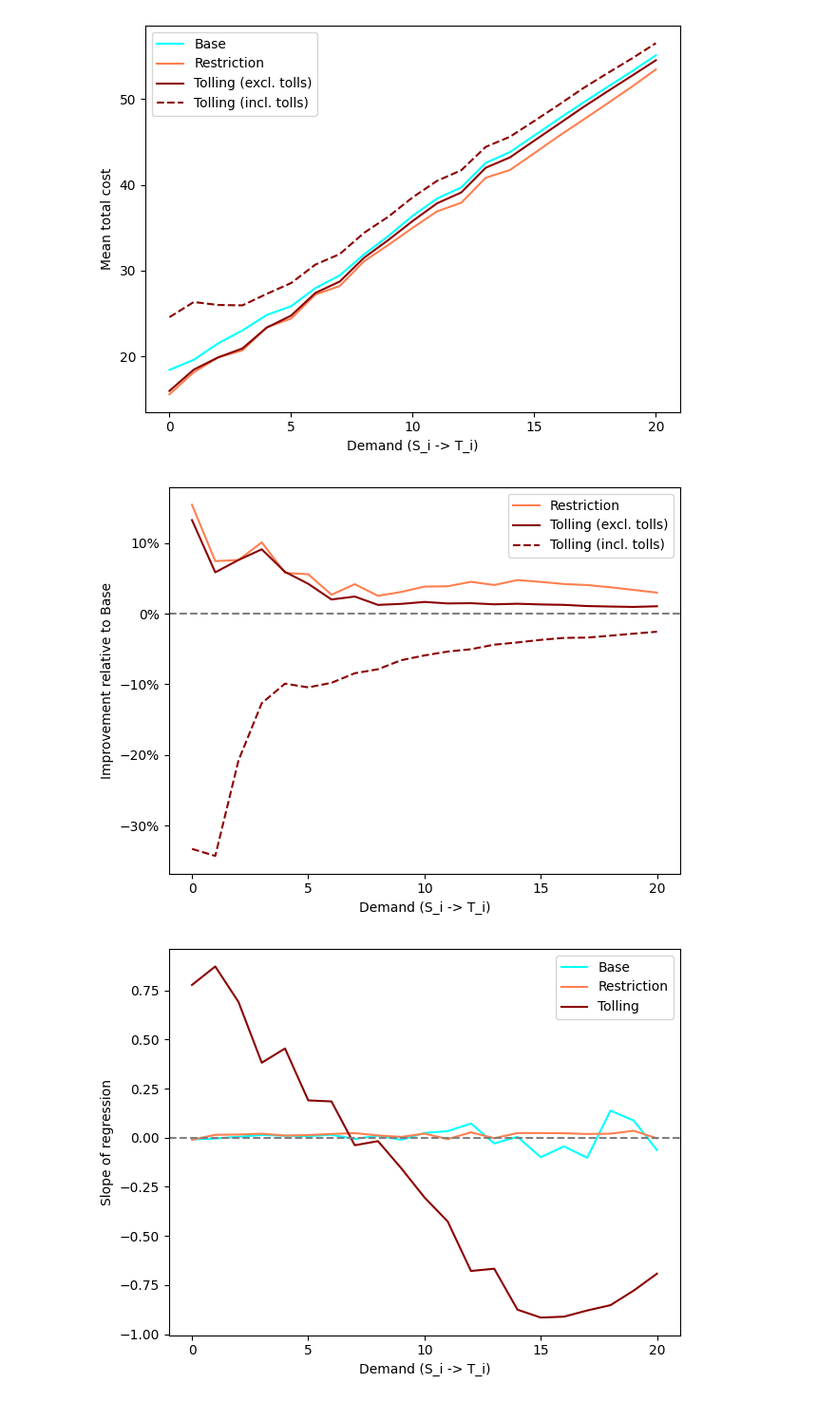
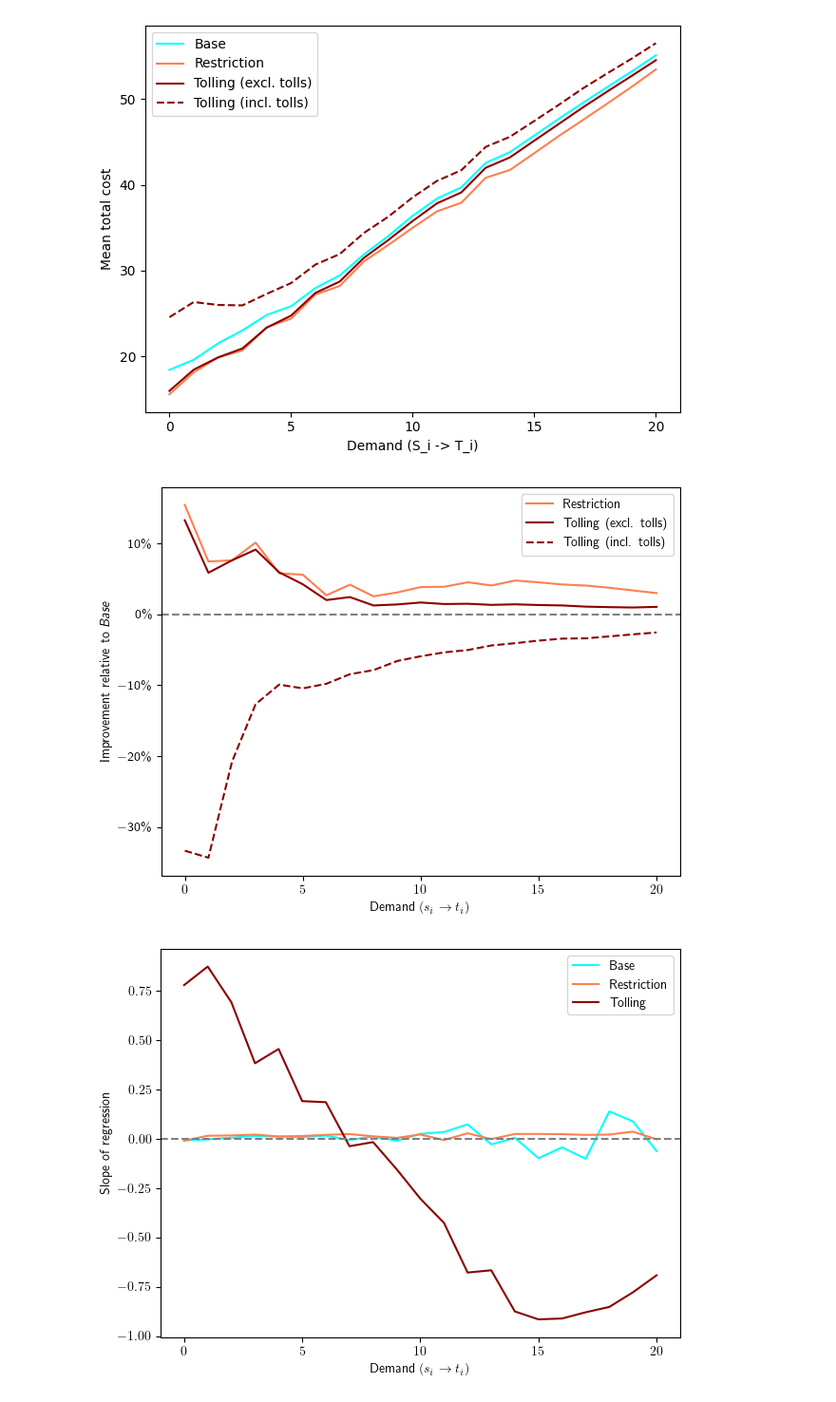
Before and after one commit to michoest/aamas-2024, a Jupyter notebook: src/traffic/v3/multiple_braess.ipynb, the cells around one changed output. Shown: that part at 95% size. Saved outputs shown, nothing was run; the diff lists cells and outputs as text; code cells hidden in the pictures.

```diff
--- a/src/traffic/v3/multiple_braess.ipynb
+++ b/src/traffic/v3/multiple_braess.ipynb
@@ -13,6 +13,7 @@ from environment import TrafficModel, Car
 from util.network import create_braess_network, create_double_braess_network, create_cars, build_network
 from util.analysis import draw_network
 
+import matplotlib as mpl
 import matplotlib.pyplot as plt
 import pandas as pd
 import numpy as np
@@ -22,6 +23,8 @@ import math
 import matplotlib.ticker as mtick
 from sklearn.linear_model import LinearRegression
 from sklearn.metrics import mean_squared_error
+
+plt.rcParams['text.usetex'] = True
 # %%
 def create_multiple_braess_network(k=0, capacity=100):
     network = nx.DiGraph(
@@ -242,8 +245,8 @@ ax.get_figure().savefig('braess-result-absolute-performance.pdf', dpi=300, )
 relative_improvement = -(performance.drop('Base', axis=1).sub(performance['Base'], axis=0).div(performance['Base'], axis=0))
 ax = relative_improvement.plot(color=[RESTRICTION_COLOR, TOLLING_COLOR, TOLLING_COLOR], style=['-', '-', '--'])
 ax.legend()
-ax.set_xlabel('Demand (S_i -> T_i)')
-ax.set_ylabel('Improvement relative to Base')
+ax.set_xlabel(r'Demand $(s_i \rightarrow t_i)$')
+ax.set_ylabel(r'Improvement relative to \emph{Base}')
 ax.axhline(ls='--', color='grey')
 ax.xaxis.get_major_locator().set_params(integer=True)
 ax.yaxis.set_major_formatter(mtick.PercentFormatter(1.0))
@@ -252,20 +255,20 @@ ax.yaxis.set_major_formatter(mtick.PercentFormatter(1.0))
 plt.tight_layout()
 ax.get_figure().savefig('braess-result-relative-performance.pdf', dpi=300, )
 # %% [output]
-[figure, old version]
+[figure, new version]
 # %%
 fairness = results['slope'].drop('Tolling (incl. tolls)', axis=1)
 fairness.columns = ['Base', 'Restriction', 'Tolling']
 
 ax = fairness.plot(color=[BASE_COLOR, RESTRICTION_COLOR, TOLLING_COLOR])
 ax.legend()
-ax.set_xlabel('Demand (S_i -> T_i)')
+ax.set_xlabel(r'Demand $(s_i \rightarrow t_i)$')
 ax.set_ylabel('Slope of regression')
 ax.axhline(ls='--', color='grey')
 ax.xaxis.get_major_locator().set_params(integer=True)
 # ax.set_title('Fairness of treatment')
 
 plt.tight_layout()
 ax.get_figure().savefig('braess-result-fairness.pdf', dpi=300, )
 # %% [output]
-[figure, old version]
+[figure, new version]
```
Also changed, not shown: parts of 4 cells of this notebook, 3 other files.
